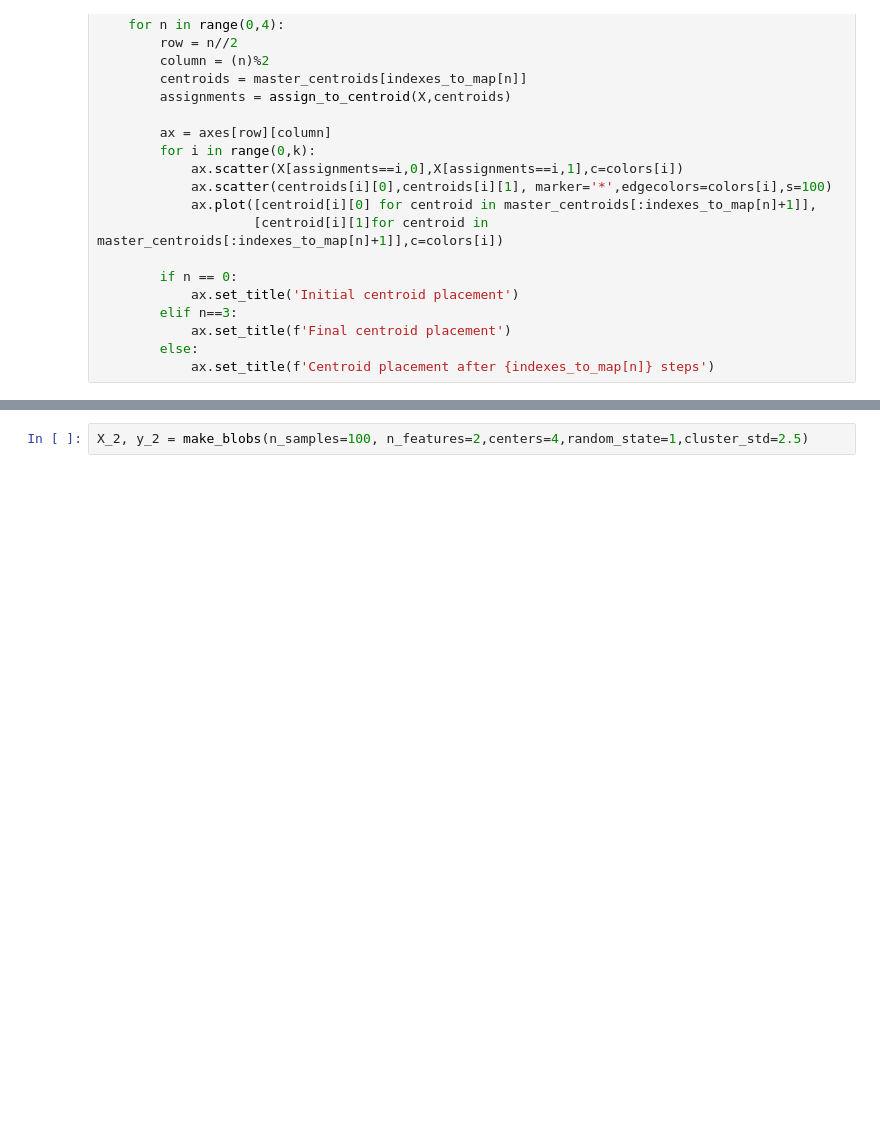
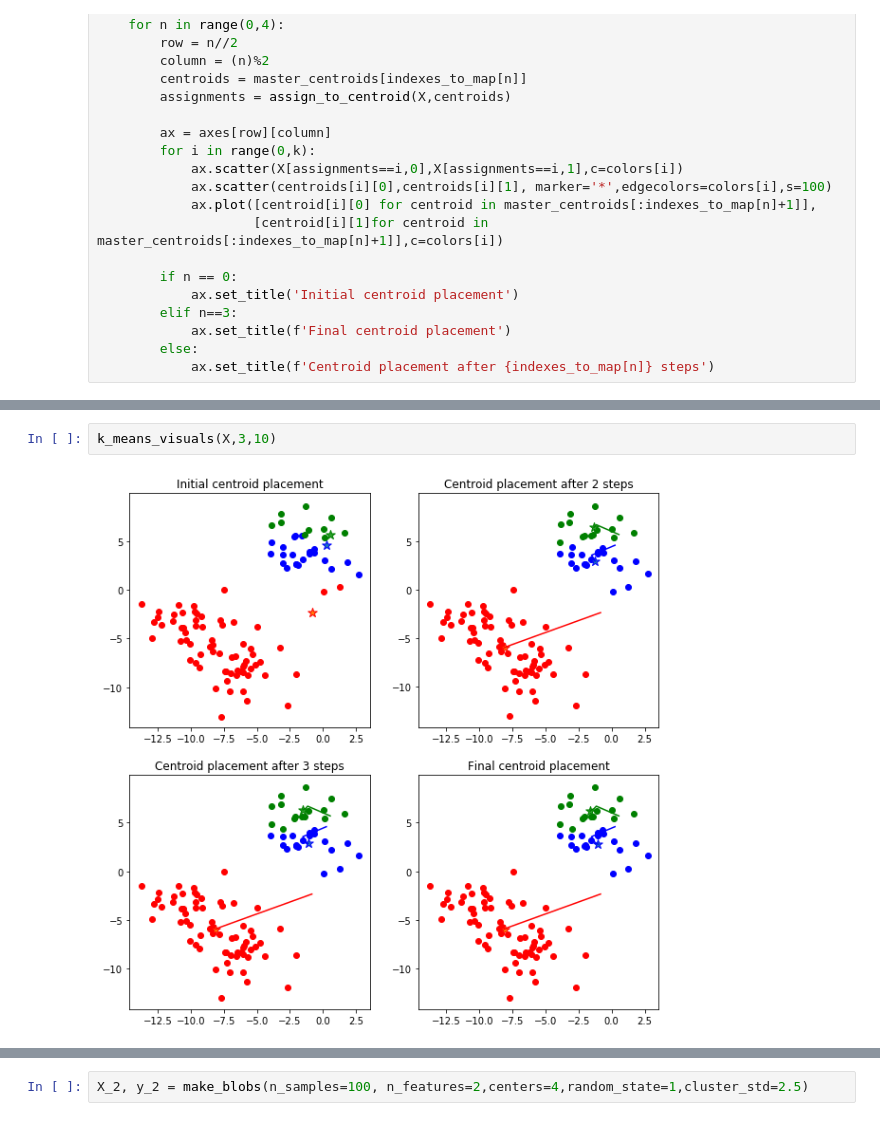
Before and after one commit to max-miller/ds_ground_up, a Jupyter notebook: unsupervised_learning/k_means.ipynb, the cells around one changed output, grey strips where cells are left out. Cells and saved outputs as stored; diff of their text form; blank space fills up the shorter version.

```diff
--- a/unsupervised_learning/k_means.ipynb
+++ b/unsupervised_learning/k_means.ipynb
@@ -179,0 +180,4 @@ k_means_visuals(X,6,10)
+# %%
+k_means_visuals(X,3,10)
+# %% [output]
+[figure, added]
```
Also changed, not shown: parts of 18 cells of this notebook.
